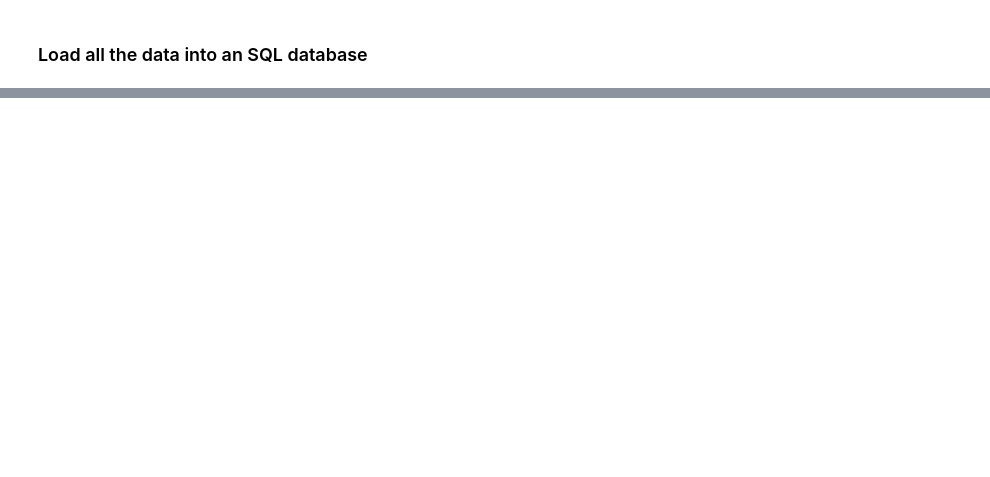
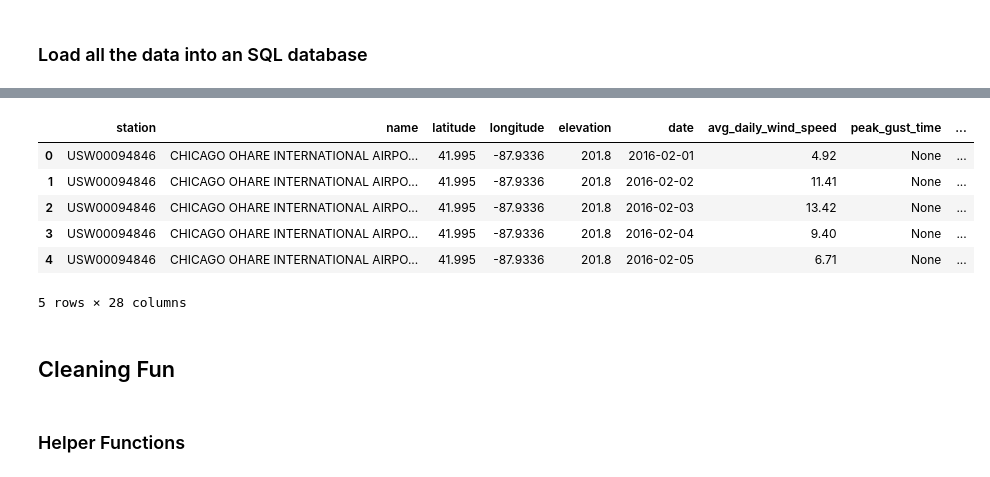
Before and after one commit to Auste1989/metis_projects, a Jupyter notebook: Passion_Project/Transit_Time_and_Rate_Calculator_EDA.ipynb, the cells around one changed output, grey strips where cells are left out. Saved outputs shown, nothing was run; the diff lists cells and outputs as text; code cells hidden in the pictures; blank space fills up the shorter version.

```diff
--- a/Passion_Project/Transit_Time_and_Rate_Calculator_EDA.ipynb
+++ b/Passion_Project/Transit_Time_and_Rate_Calculator_EDA.ipynb
@@ -104,0 +254,21 @@ with open
+# %%
+#replace pickup_centroid_location and dropoff_centroid_location columns with point coordinates using shapely
+weather_geopoint = list(zip(cc_weather_df['longitude'], cc_weather_df['latitude']))
+cc_weather_df['geopoint'] = weather_geopoint
+cc_weather_df['geopoint'] = cc_weather_df['geopoint'].apply(Point)
+# %%
+cc_weather_gdf = gpd.GeoDataFrame(cc_weather_df, geometry='geopoint')
+# %%
+cc_weather_gdf.head()
+# %% [output]
+|  | station | name | latitude | longitude | elevation | date | avg_daily_wind_speed | peak_gust_time | ... |
+| 0 | USW00094846 | CHICAGO OHARE INTERNATIONAL AIRPO... | 41.995 | -87.9336 | 201.8 | 2016-02-01 | 4.92 | None | ... |
+| 1 | USW00094846 | CHICAGO OHARE INTERNATIONAL AIRPO... | 41.995 | -87.9336 | 201.8 | 2016-02-02 | 11.41 | None | ... |
+| 2 | USW00094846 | CHICAGO OHARE INTERNATIONAL AIRPO... | 41.995 | -87.9336 | 201.8 | 2016-02-03 | 13.42 | None | ... |
+| 3 | USW00094846 | CHICAGO OHARE INTERNATIONAL AIRPO... | 41.995 | -87.9336 | 201.8 | 2016-02-04 | 9.40 | None | ... |
+| 4 | USW00094846 | CHICAGO OHARE INTERNATIONAL AIRPO... | 41.995 | -87.9336 | 201.8 | 2016-02-05 | 6.71 | None | ... |
+5 rows × 28 columns
+# %% [markdown]
+## Cleaning Fun
+# %% [markdown]
+### Helper Functions
```
Also changed, not shown: parts of 36 cells of this notebook.
